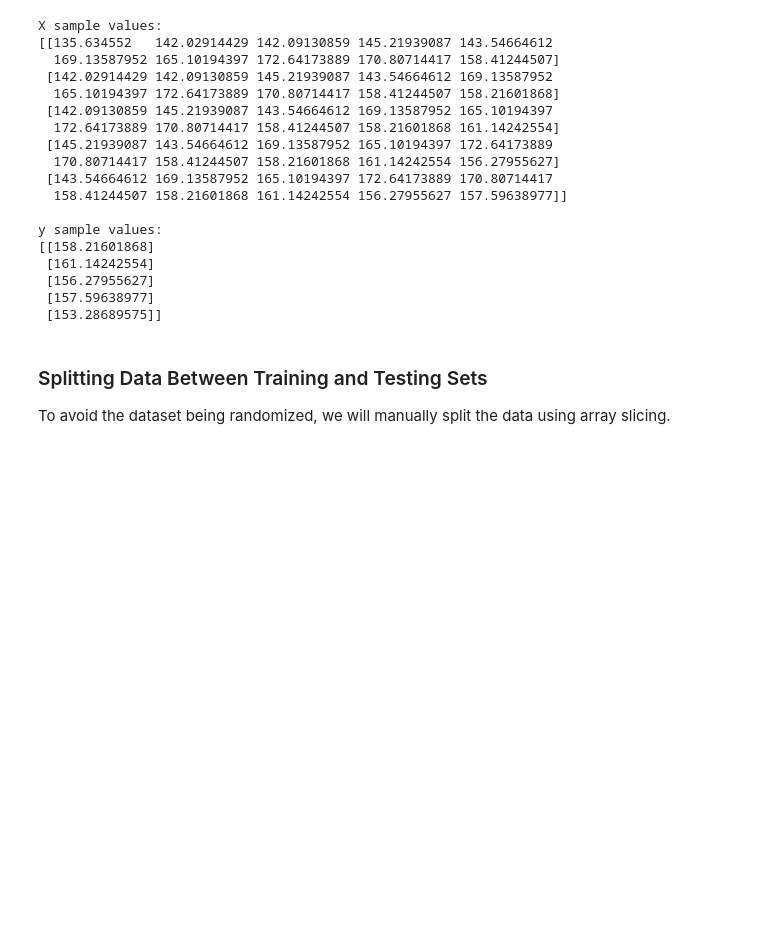
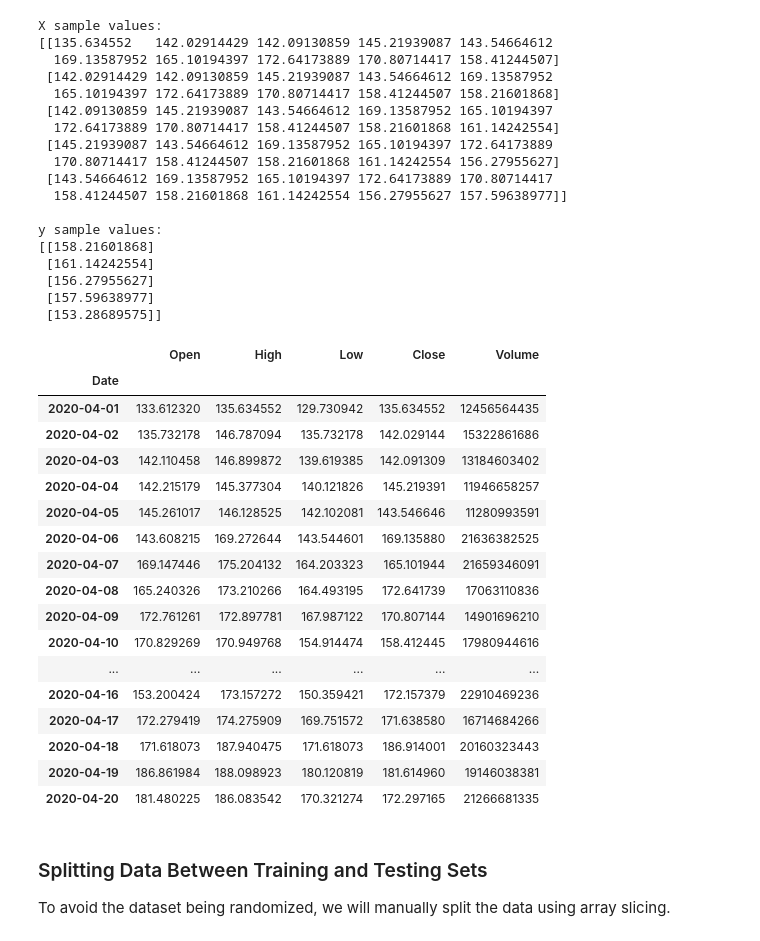
Before and after one commit to mrajkarnikar/project_02, a Jupyter notebook: lstm_predictor.ipynb, the cells around one changed output. Saved outputs shown, nothing was run; the diff lists cells and outputs as text; code cells hidden in the pictures; blank space fills up the shorter version.

```diff
--- a/lstm_predictor.ipynb
+++ b/lstm_predictor.ipynb
@@ -149,6 +137,27 @@ y sample values:
  [156.27955627]
  [157.59638977]
  [153.28689575]]
+# %%
+df.head(20)
+# %% [output]
+|  | Open | High | Low | Close | Volume |
+| Date |  |  |  |  |  |
+| 2020-04-01 | 133.612320 | 135.634552 | 129.730942 | 135.634552 | 12456564435 |
+| 2020-04-02 | 135.732178 | 146.787094 | 135.732178 | 142.029144 | 15322861686 |
+| 2020-04-03 | 142.110458 | 146.899872 | 139.619385 | 142.091309 | 13184603402 |
+| 2020-04-04 | 142.215179 | 145.377304 | 140.121826 | 145.219391 | 11946658257 |
+| 2020-04-05 | 145.261017 | 146.128525 | 142.102081 | 143.546646 | 11280993591 |
+| 2020-04-06 | 143.608215 | 169.272644 | 143.544601 | 169.135880 | 21636382525 |
+| 2020-04-07 | 169.147446 | 175.204132 | 164.203323 | 165.101944 | 21659346091 |
+| 2020-04-08 | 165.240326 | 173.210266 | 164.493195 | 172.641739 | 17063110836 |
+| 2020-04-09 | 172.761261 | 172.897781 | 167.987122 | 170.807144 | 14901696210 |
+| 2020-04-10 | 170.829269 | 170.949768 | 154.914474 | 158.412445 | 17980944616 |
+| ... | ... | ... | ... | ... | ... |
+| 2020-04-16 | 153.200424 | 173.157272 | 150.359421 | 172.157379 | 22910469236 |
+| 2020-04-17 | 172.279419 | 174.275909 | 169.751572 | 171.638580 | 16714684266 |
+| 2020-04-18 | 171.618073 | 187.940475 | 171.618073 | 186.914001 | 20160323443 |
+| 2020-04-19 | 186.861984 | 188.098923 | 180.120819 | 181.614960 | 19146038381 |
+| 2020-04-20 | 181.480225 | 186.083542 | 170.321274 | 172.297165 | 21266681335 |
 # %% [markdown]
 ### Splitting Data Between Training and Testing Sets
 
```
Also changed, not shown: parts of 19 cells of this notebook, 4 other files.
